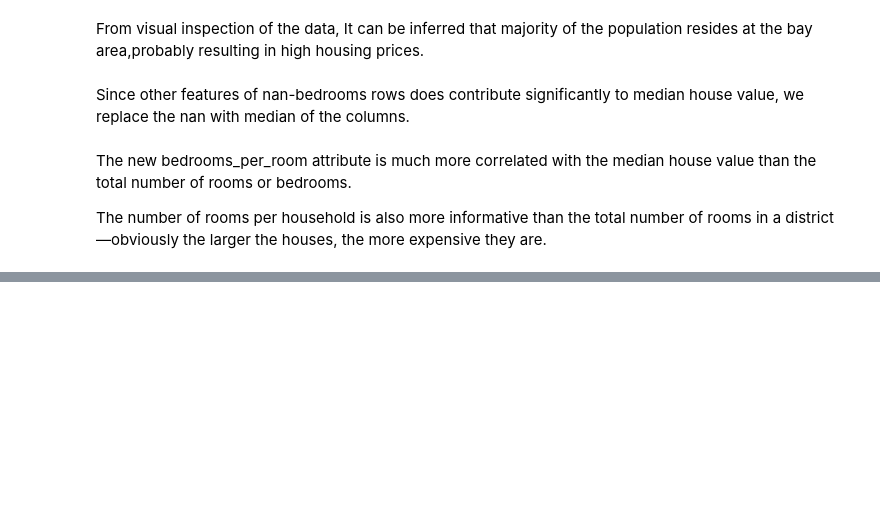
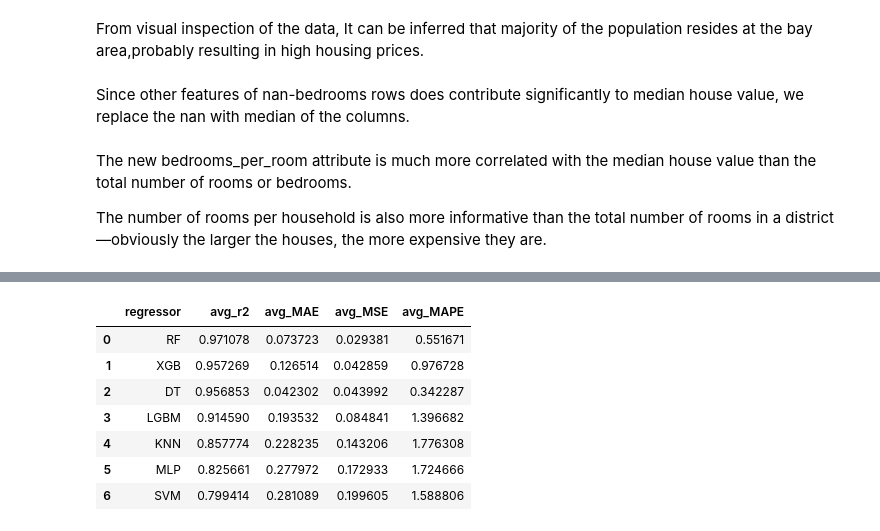
Before and after one commit to saiyedduri/Housing-prices-prediction, a Jupyter notebook: Housing prices jupyter notebook2.ipynb, the cells around one changed output, grey strips where cells are left out. Cells and saved outputs as stored; diff of their text form; code cells hidden in the pictures; blank space fills up the shorter version.

```diff
--- a/Housing prices jupyter notebook2.ipynb
+++ b/Housing prices jupyter notebook2.ipynb
@@ -542,0 +543,11 @@ model_selector.plot_model_comparisions()
+# %%
+model_selector.metrics_dict
+# %% [output]
+|  | regressor | avg_r2 | avg_MAE | avg_MSE | avg_MAPE |
+| 0 | RF | 0.971078 | 0.073723 | 0.029381 | 0.551671 |
+| 1 | XGB | 0.957269 | 0.126514 | 0.042859 | 0.976728 |
+| 2 | DT | 0.956853 | 0.042302 | 0.043992 | 0.342287 |
+| 3 | LGBM | 0.914590 | 0.193532 | 0.084841 | 1.396682 |
+| 4 | KNN | 0.857774 | 0.228235 | 0.143206 | 1.776308 |
+| 5 | MLP | 0.825661 | 0.277972 | 0.172933 | 1.724666 |
+| 6 | SVM | 0.799414 | 0.281089 | 0.199605 | 1.588806 |
```
Also changed, not shown: parts of 1 cell of this notebook.
